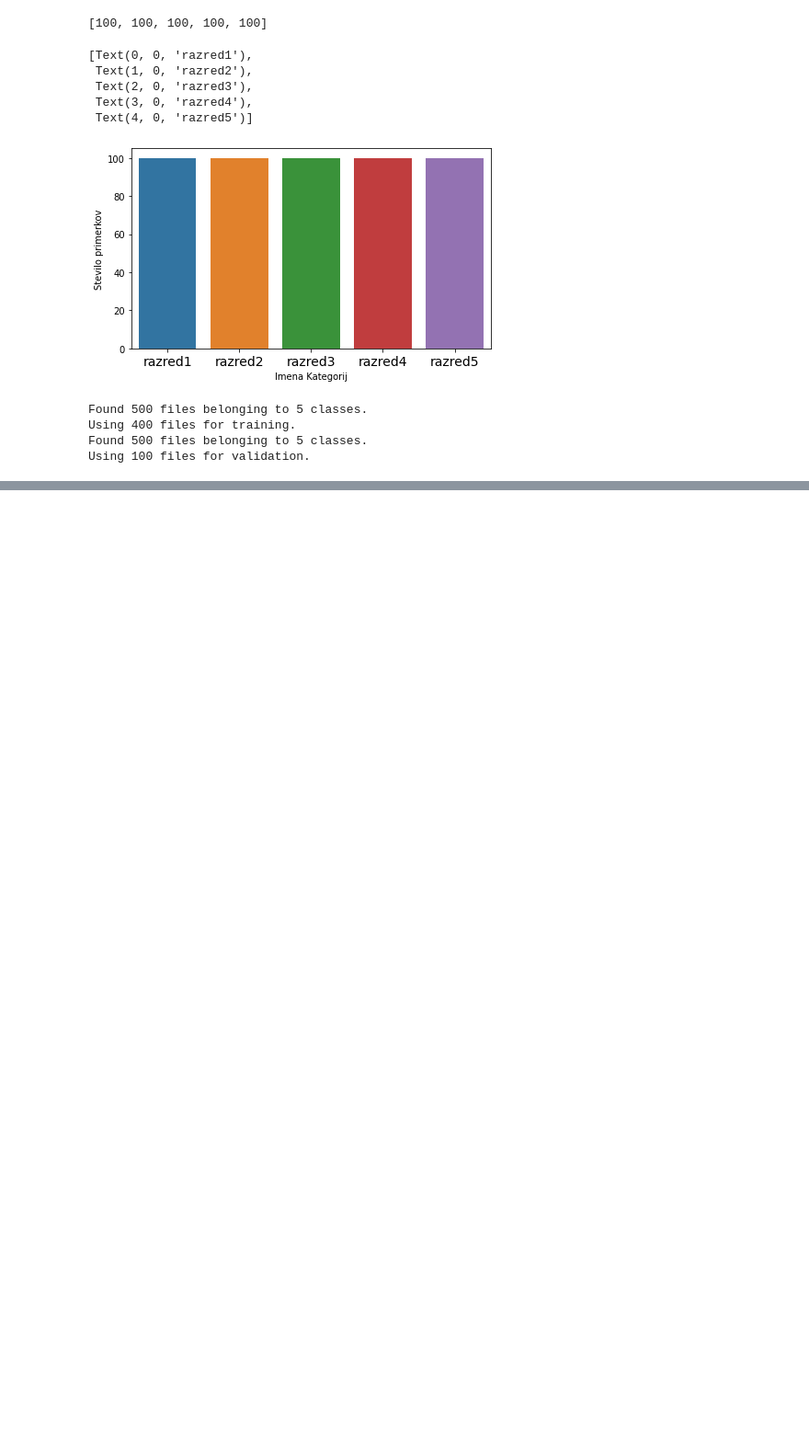
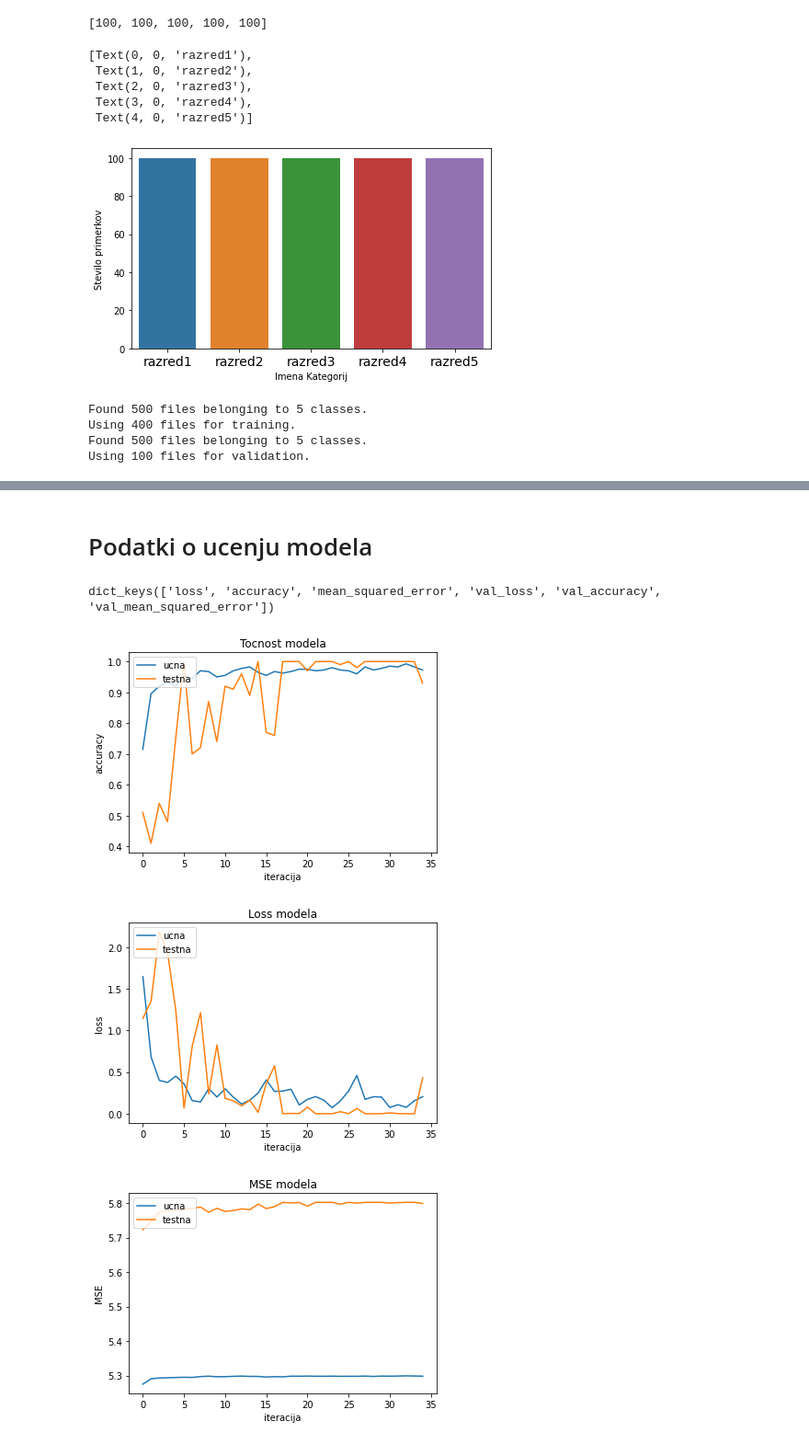
Before and after one commit to LukaErnestini/MatejKolena, a Jupyter notebook: StrojnoUcenje/klasifikacija.ipynb, the cells around one changed output, grey strips where cells are left out. Shown at 92% size. Drawn from its saved outputs; the diff is of its cells as text; code cells hidden in the pictures; blank space fills up the shorter version.

```diff
--- a/StrojnoUcenje/klasifikacija.ipynb
+++ b/StrojnoUcenje/klasifikacija.ipynb
@@ -117,3 +118,13 @@ data_augmentation = keras.Sequential(
         layers.experimental.preprocessing.RandomZoom(0.3),
     ]
 )
+# %%
+RGB = 3
+inputs = keras.Input(shape=(visina_slike, sirina_slike, RGB))
+x = data_augmentation(inputs)
+x = layers.experimental.preprocessing.Rescaling(1./255)(x)
+
+AUTOTUNE = tf.data.experimental.AUTOTUNE
+
+ucna_mnozica = ucna_mnozica.prefetch(buffer_size=AUTOTUNE)
+testna_mnozica = testna_mnozica.prefetch(buffer_size=AUTOTUNE)
@@ -119,0 +213,38 @@ data_augmentation = keras.Sequential(
+# %% [markdown]
+# Podatki o ucenju modela
+# %%
+#history=np.load('./MainModelHistory.npy', allow_pickle='TRUE').item() # Podatki o poteku učenja modela
+
+# list all data in history
+history = history.history
+print(history.keys()) #kaj imamo na razpolago (dodan MSE)
+
+# summarize history for accuracy
+plt.plot(history['accuracy'])
+plt.plot(history['val_accuracy'])
+plt.title('Tocnost modela')
+plt.ylabel('accuracy')
+plt.xlabel('iteracija')
+plt.legend(['ucna', 'testna'], loc='upper left')
+plt.show()
+# summarize history for loss
+plt.plot(history['loss'])
+plt.plot(history['val_loss'])
+plt.title('Loss modela')
+plt.ylabel('loss')
+plt.xlabel('iteracija')
+plt.legend(['ucna', 'testna'], loc='upper left')
+plt.show()
+# summarize history for mean squared error
+plt.plot(history['mean_squared_error'])
+plt.plot(history['val_mean_squared_error'])
+plt.title('MSE modela')
+plt.ylabel('MSE')
+plt.xlabel('iteracija')
+plt.legend(['ucna', 'testna'], loc='upper left')
+plt.show()
+# %% [output]
+dict_keys(['loss', 'accuracy', 'mean_squared_error', 'val_loss', 'val_accuracy', 'val_mean_squared_error'])
+[figure, added]
+[figure, added]
+[figure, added]
```
Also changed, not shown: parts of 9 cells of this notebook.
